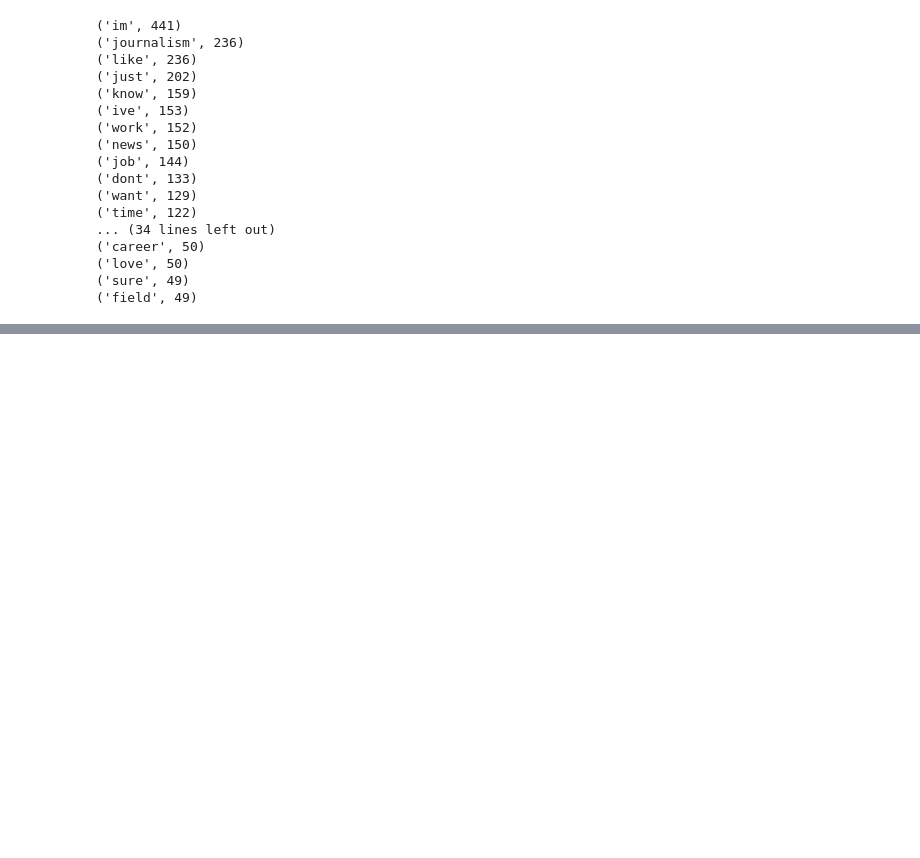
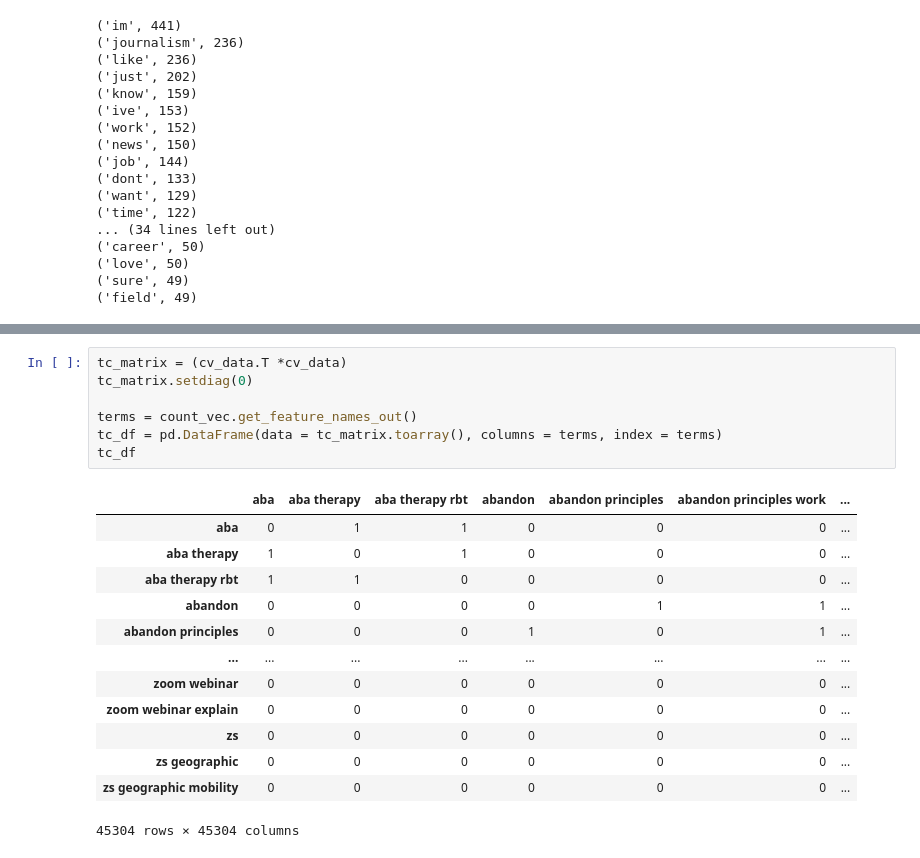
Before and after one commit to ecthompsoncodes/Text-Analysis, a Jupyter notebook: text_analysis_2.ipynb, the cells around one changed output, grey strips where cells are left out. Cells and saved outputs as stored; diff of their text form; blank space fills up the shorter version.

```diff
--- a/text_analysis_2.ipynb
+++ b/text_analysis_2.ipynb
@@ -163,0 +210,21 @@ for word in word_freqs[:50]:
+# %%
+tc_matrix = (cv_data.T *cv_data)
+tc_matrix.setdiag(0)
+
+terms = count_vec.get_feature_names_out()
+tc_df = pd.DataFrame(data = tc_matrix.toarray(), columns = terms, index = terms)
+tc_df
+# %% [output]
+|  | aba | aba therapy | aba therapy rbt | abandon | abandon principles | abandon principles work | ... |
+| aba | 0 | 1 | 1 | 0 | 0 | 0 | ... |
+| aba therapy | 1 | 0 | 1 | 0 | 0 | 0 | ... |
+| aba therapy rbt | 1 | 1 | 0 | 0 | 0 | 0 | ... |
+| abandon | 0 | 0 | 0 | 0 | 1 | 1 | ... |
+| abandon principles | 0 | 0 | 0 | 1 | 0 | 1 | ... |
+| ... | ... | ... | ... | ... | ... | ... | ... |
+| zoom webinar | 0 | 0 | 0 | 0 | 0 | 0 | ... |
+| zoom webinar explain | 0 | 0 | 0 | 0 | 0 | 0 | ... |
+| zs | 0 | 0 | 0 | 0 | 0 | 0 | ... |
+| zs geographic | 0 | 0 | 0 | 0 | 0 | 0 | ... |
+| zs geographic mobility | 0 | 0 | 0 | 0 | 0 | 0 | ... |
+45304 rows × 45304 columns
```
Also changed, not shown: parts of 9 cells of this notebook.
